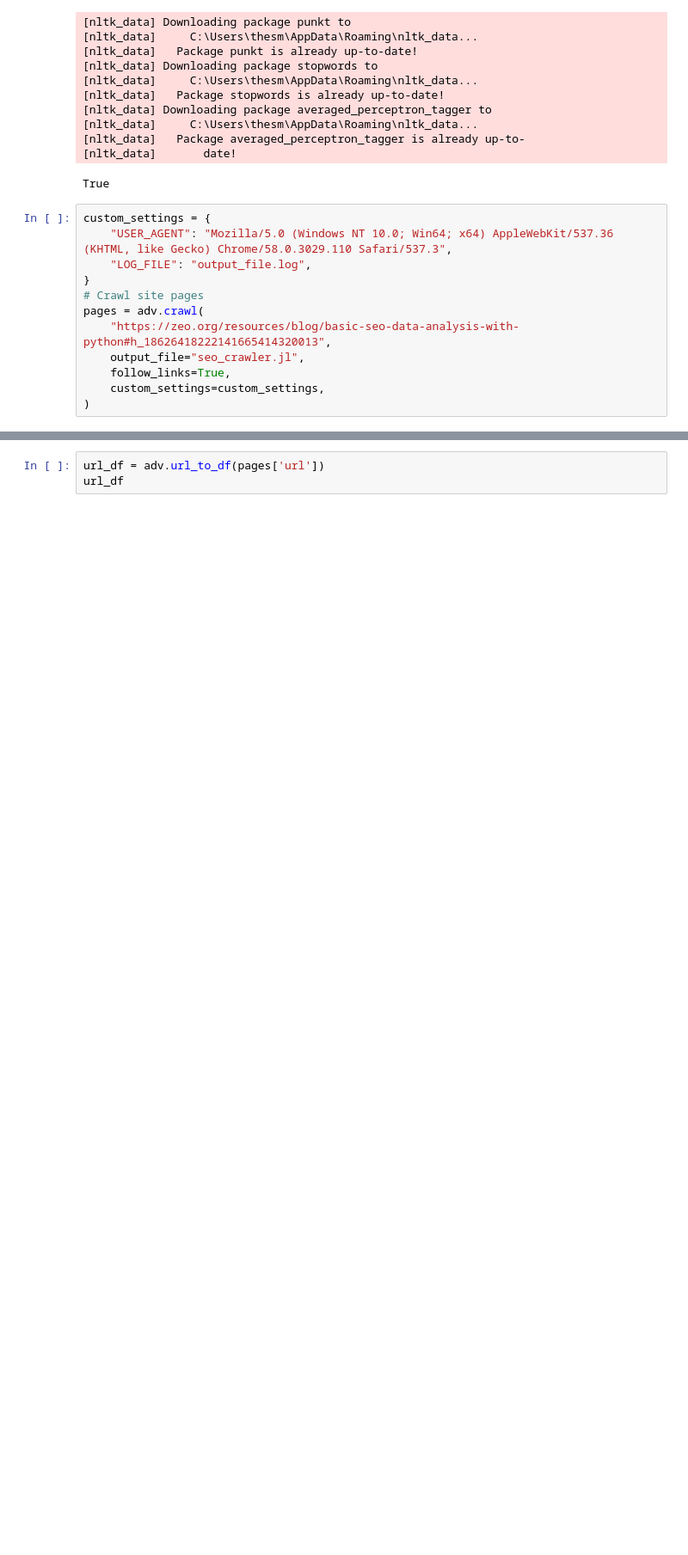
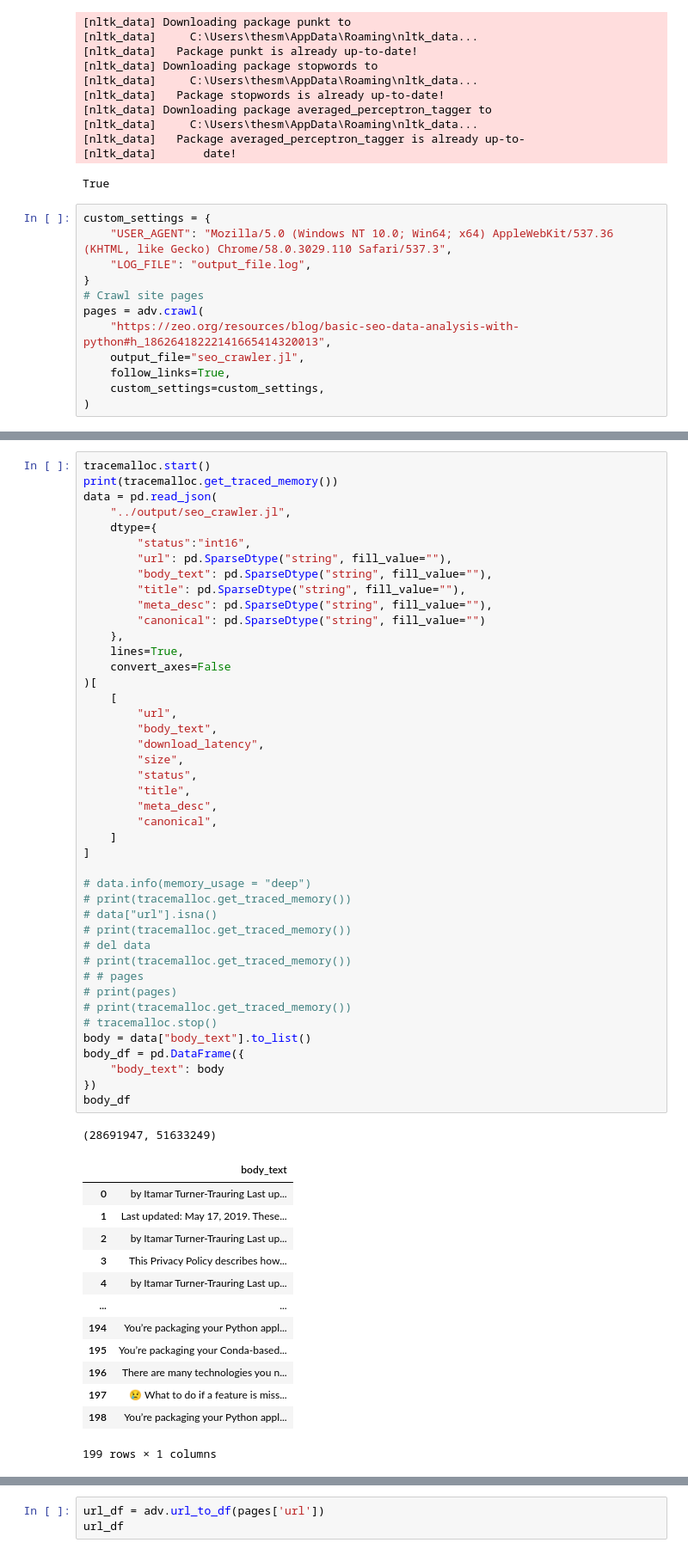
Before and after one commit to neeschal00/django-advertools, a Jupyter notebook: notebooks/siteAudit.ipynb, the cells around one changed output, grey strips where cells are left out. Shown at 86% size. Cells and saved outputs as stored; diff of their text form; blank space fills up the shorter version.

```diff
--- a/notebooks/siteAudit.ipynb
+++ b/notebooks/siteAudit.ipynb
@@ -44,0 +262,58 @@ pages = adv.crawl(
+# %%
+tracemalloc.start()
+print(tracemalloc.get_traced_memory())
+data = pd.read_json(
+    "../output/seo_crawler.jl",
+    dtype={
+        "status":"int16",
+        "url": pd.SparseDtype("string", fill_value=""),
+        "body_text": pd.SparseDtype("string", fill_value=""),
+        "title": pd.SparseDtype("string", fill_value=""),
+        "meta_desc": pd.SparseDtype("string", fill_value=""),
+        "canonical": pd.SparseDtype("string", fill_value="")
+    },
+    lines=True,
+    convert_axes=False
+)[
+    [
+        "url",
+        "body_text",
+        "download_latency",
+        "size",
+        "status",
+        "title",
+        "meta_desc",
+        "canonical",
+    ]
+]
+
+# data.info(memory_usage = "deep")
+# print(tracemalloc.get_traced_memory())
+# data["url"].isna()
+# print(tracemalloc.get_traced_memory())
+# del data
+# print(tracemalloc.get_traced_memory())
+# # pages
+# print(pages)
+# print(tracemalloc.get_traced_memory())
+# tracemalloc.stop()
+body = data["body_text"].to_list()
+body_df = pd.DataFrame({
+    "body_text": body
+})
+body_df
+# %% [output]
+(28691947, 51633249)
+|  | body_text |
+| 0 | by Itamar Turner-Trauring Last up... |
+| 1 | Last updated: May 17, 2019. These... |
+| 2 | by Itamar Turner-Trauring Last up... |
+| 3 | This Privacy Policy describes how... |
+| 4 | by Itamar Turner-Trauring Last up... |
+| ... | ... |
+| 194 | You’re packaging your Python appl... |
+| 195 | You’re packaging your Conda-based... |
+| 196 | There are many technologies you n... |
+| 197 | 😢 What to do if a feature is miss... |
+| 198 | You’re packaging your Python appl... |
+199 rows × 1 columns
```
Also changed, not shown: parts of 9 cells of this notebook, 6 other files.
